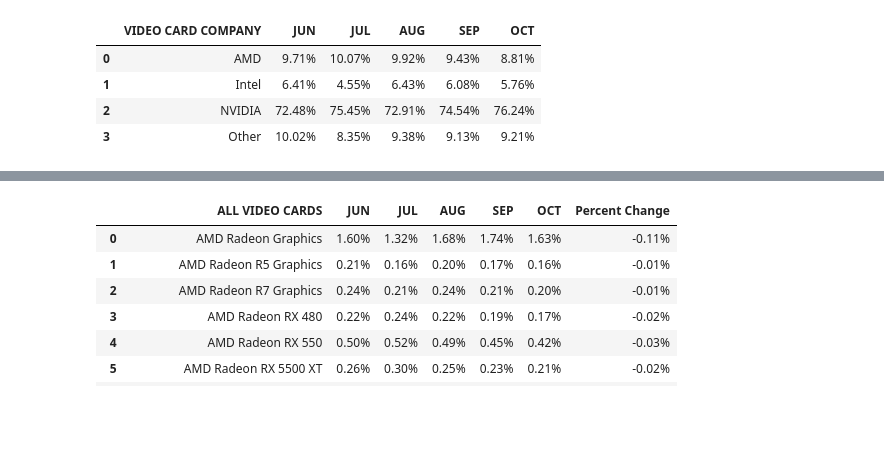
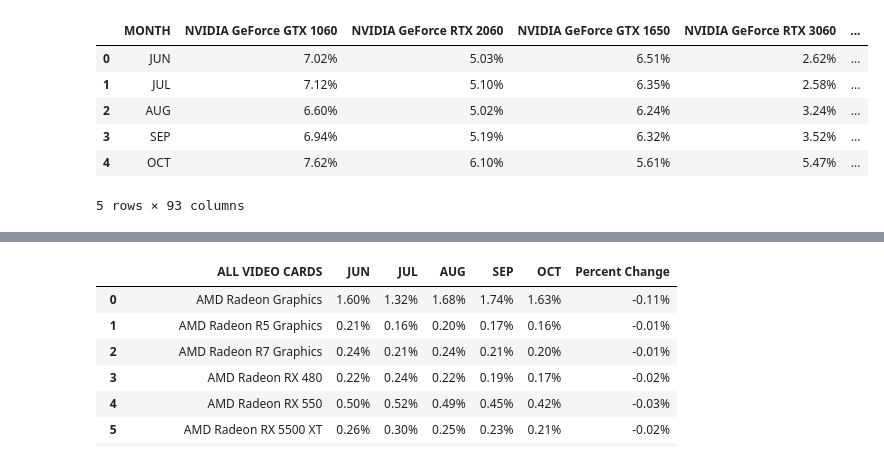
Before and after one commit to zchaikin/ics484, a Jupyter notebook: Scratch paper.ipynb, the cells around one changed output, grey strips where cells are left out. Saved outputs shown, nothing was run; the diff lists cells and outputs as text; code cells hidden in the pictures; blank space fills up the shorter version.

```diff
--- a/Untitled.ipynb
+++ b/Scratch paper.ipynb
@@ -3,18 +3,21 @@ import pandas as pd
 # %%
 def sep_by_brands(df): # Helper function to seperate GPUs into three datasets by company
     amd = df[df['ALL VIDEO CARDS'].str.contains('^AMD.*') == True]
     intel = df[df['ALL VIDEO CARDS'].str.contains('^Intel.*') == True]
     nvidia = df[df['ALL VIDEO CARDS'].str.contains('^NVIDIA.*') == True]
     return amd, intel, nvidia
 
 
 data = pd.read_csv('data/Steam Hardware & Software Survey_ October 2022.csv')
 amd, intel, nvidia = sep_by_brands(data)
 by_company = pd.read_csv('data/Steam Hardware & Software Survey Video Card Company Comparison_ October 2022.csv')
-by_company
+df = pd.read_csv('data/PC_VIDEO_CARD_USAGE_DETAILS_JUN_-_OCT.csv')
+df
 # %% [output]
-|  | VIDEO CARD COMPANY | JUN | JUL | AUG | SEP | OCT |
-| 0 | AMD | 9.71% | 10.07% | 9.92% | 9.43% | 8.81% |
-| 1 | Intel | 6.41% | 4.55% | 6.43% | 6.08% | 5.76% |
-| 2 | NVIDIA | 72.48% | 75.45% | 72.91% | 74.54% | 76.24% |
-| 3 | Other | 10.02% | 8.35% | 9.38% | 9.13% | 9.21% |
+|  | MONTH | NVIDIA GeForce GTX 1060 | NVIDIA GeForce RTX 2060 | NVIDIA GeForce GTX 1650 | NVIDIA GeForce RTX 3060 | ... |
+| 0 | JUN | 7.02% | 5.03% | 6.51% | 2.62% | ... |
+| 1 | JUL | 7.12% | 5.10% | 6.35% | 2.58% | ... |
+| 2 | AUG | 6.60% | 5.02% | 6.24% | 3.24% | ... |
+| 3 | SEP | 6.94% | 5.19% | 6.32% | 3.52% | ... |
+| 4 | OCT | 7.62% | 6.10% | 5.61% | 5.47% | ... |
+5 rows × 93 columns
```
Also changed, not shown: parts of 1 cell of this notebook, 1 other file.
